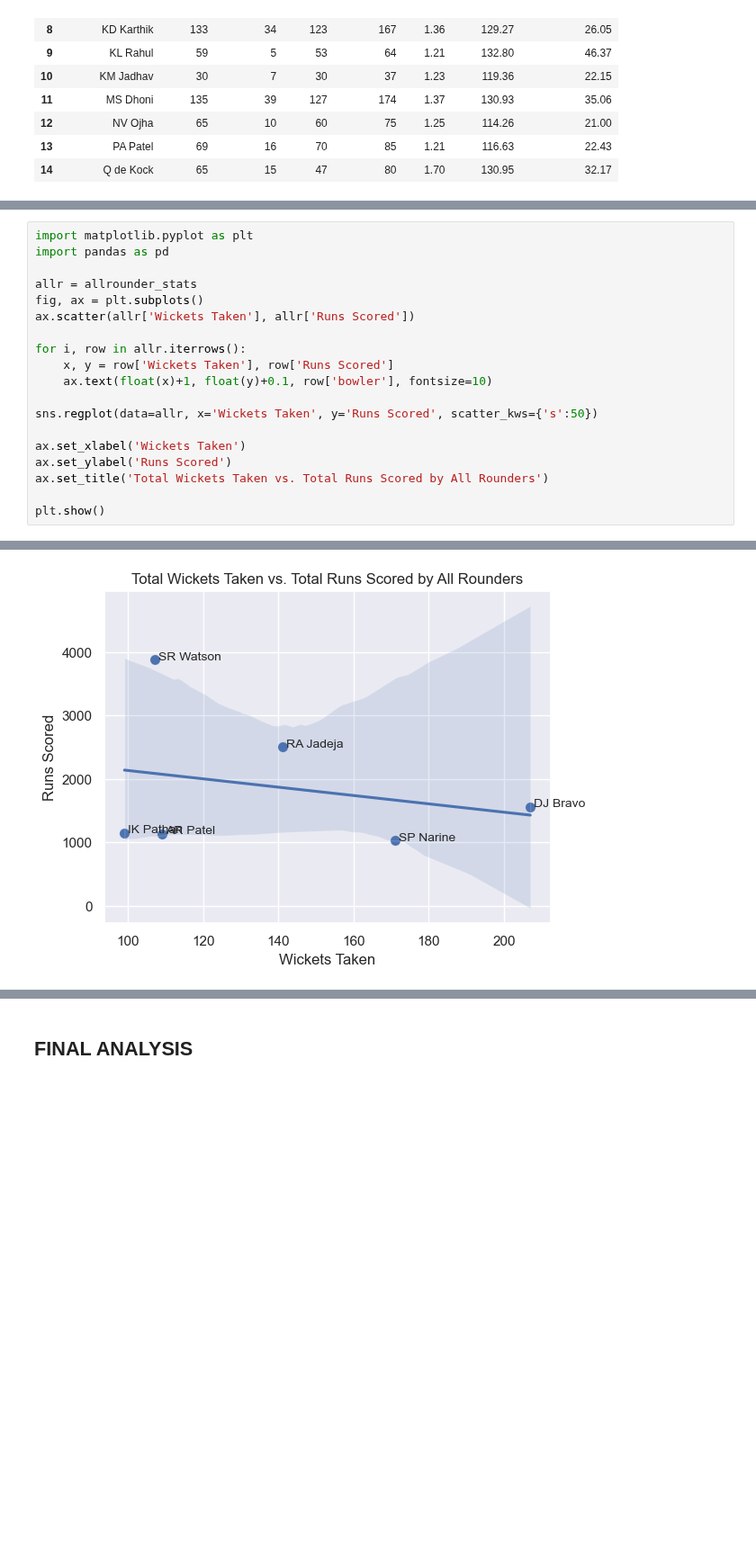
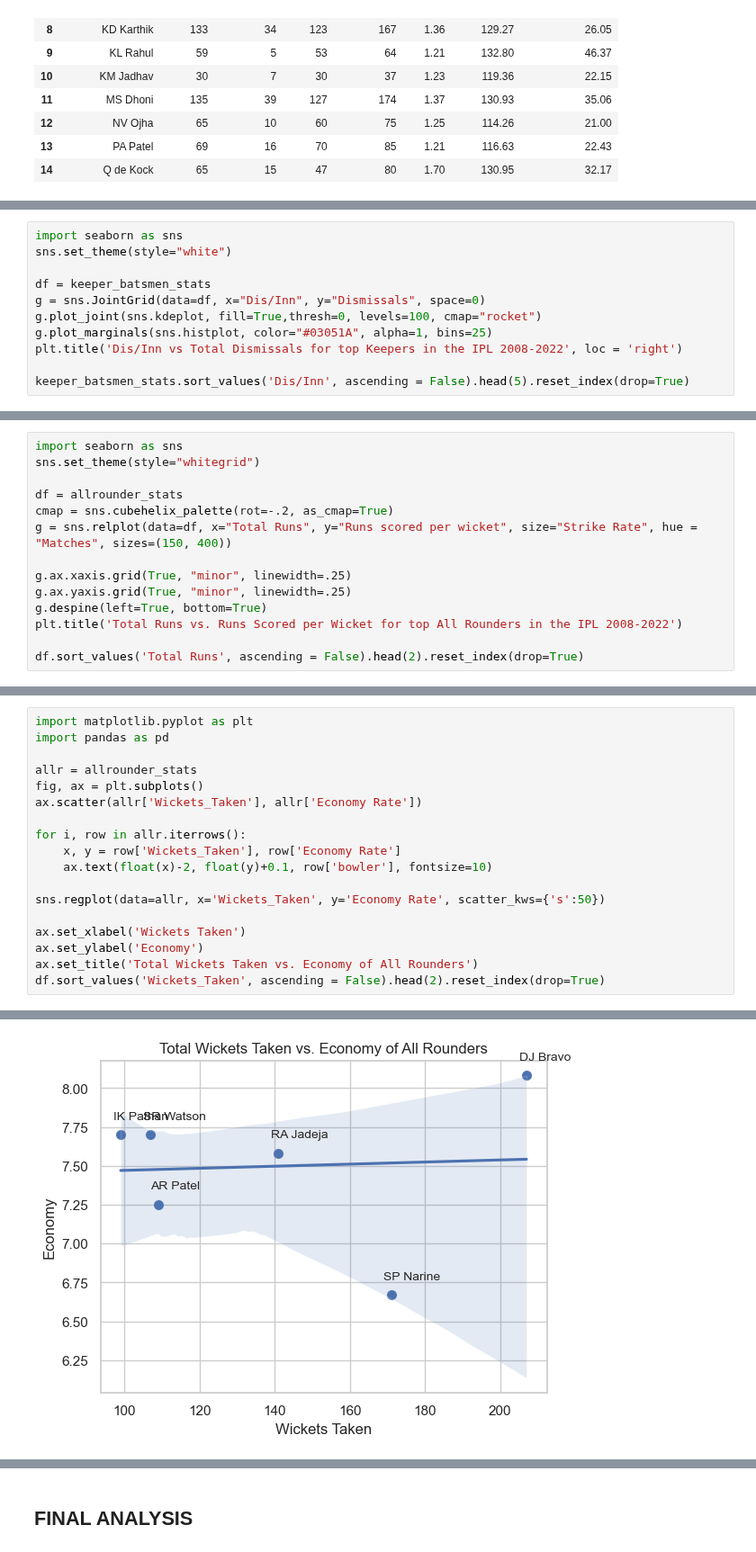
Before and after one commit to ubco-W2022T2-data301/project-group-group60, a Jupyter notebook: analysis/analysis3.ipynb, the cells around one changed output, grey strips where cells are left out. Shown at 90% size. Drawn from its saved outputs; the diff is of its cells as text; blank space fills up the shorter version.

```diff
--- a/analysis/analysis3.ipynb
+++ b/analysis/analysis3.ipynb
@@ -141,0 +175,11 @@ Text(0, 0.5, 'Player Names')
+# %%
+import seaborn as sns
+sns.set_theme(style="white")
+
+df = keeper_batsmen_stats
+g = sns.JointGrid(data=df, x="Dis/Inn", y="Dismissals", space=0)
+g.plot_joint(sns.kdeplot, fill=True,thresh=0, levels=100, cmap="rocket")
+g.plot_marginals(sns.histplot, color="#03051A", alpha=1, bins=25)
+plt.title('Dis/Inn vs Total Dismissals for top Keepers in the IPL 2008-2022', loc = 'right')
+
+keeper_batsmen_stats.sort_values('Dis/Inn', ascending = False).head(5).reset_index(drop=True)
@@ -153,0 +216,14 @@ allrounder_stats
+# %%
+import seaborn as sns
+sns.set_theme(style="whitegrid")
+
+df = allrounder_stats
+cmap = sns.cubehelix_palette(rot=-.2, as_cmap=True)
+g = sns.relplot(data=df, x="Total Runs", y="Runs scored per wicket", size="Strike Rate", hue = "Matches", sizes=(150, 400))
+
+g.ax.xaxis.grid(True, "minor", linewidth=.25)
+g.ax.yaxis.grid(True, "minor", linewidth=.25)
+g.despine(left=True, bottom=True)
+plt.title('Total Runs vs. Runs Scored per Wicket for top All Rounders in the IPL 2008-2022')
+
+df.sort_values('Total Runs', ascending = False).head(2).reset_index(drop=True)
@@ -157,17 +244,16 @@ import pandas as pd
 
 allr = allrounder_stats
 fig, ax = plt.subplots()
-ax.scatter(allr['Wickets Taken'], allr['Runs Scored'])
+ax.scatter(allr['Wickets_Taken'], allr['Economy Rate'])
 
 for i, row in allr.iterrows():
-    x, y = row['Wickets Taken'], row['Runs Scored']
-    ax.text(float(x)+1, float(y)+0.1, row['bowler'], fontsize=10)
+    x, y = row['Wickets_Taken'], row['Economy Rate']
+    ax.text(float(x)-2, float(y)+0.1, row['bowler'], fontsize=10)
 
-sns.regplot(data=allr, x='Wickets Taken', y='Runs Scored', scatter_kws={'s':50})
+sns.regplot(data=allr, x='Wickets_Taken', y='Economy Rate', scatter_kws={'s':50})
 
 ax.set_xlabel('Wickets Taken')
-ax.set_ylabel('Runs Scored')
-ax.set_title('Total Wickets Taken vs. Total Runs Scored by All Rounders')
-
-plt.show()
+ax.set_ylabel('Economy')
+ax.set_title('Total Wickets Taken vs. Economy of All Rounders')
+df.sort_values('Wickets_Taken', ascending = False).head(2).reset_index(drop=True)
 # %% [output]
@@ -174 +263 @@ plt.show()
-[figure, old version]
+[figure, new version]
```
Also changed, not shown: parts of 30 cells of this notebook, 1 other file.
